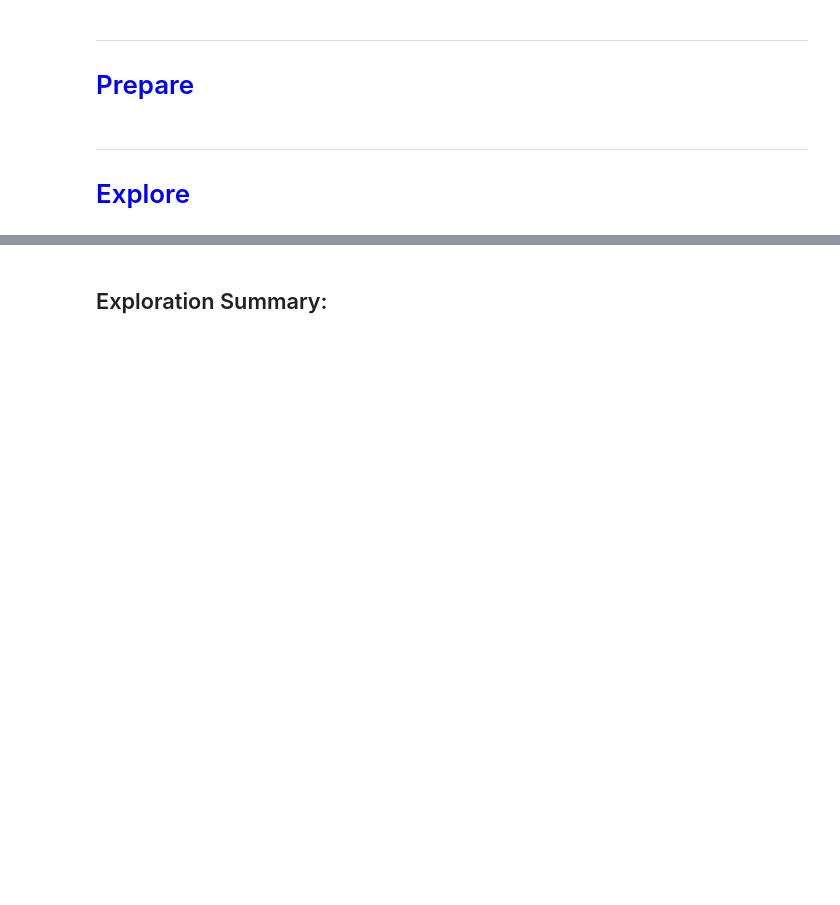
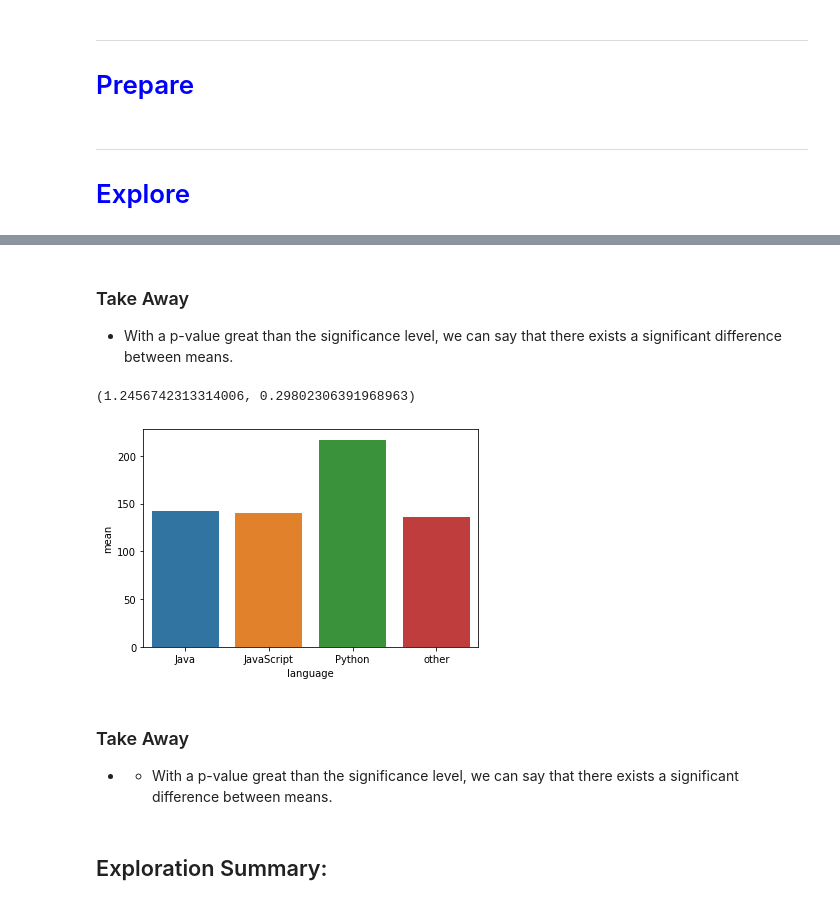
Before and after one commit to Christian-Kristine-Kan-Scott/nlp_project, a Jupyter notebook: report.ipynb, the cells around one changed output, grey strips where cells are left out. Saved outputs shown, nothing was run; the diff lists cells and outputs as text; code cells hidden in the pictures; blank space fills up the shorter version.

```diff
--- a/report.ipynb
+++ b/report.ipynb
@@ -61,3 +122,16 @@ Identifed Five Drivers and Built a Model that Achieved 93% Percent Accuracy
+# %% [markdown]
+### Take Away
+- With a p-value great than the significance level, we can say that there exists a significant difference between means.
+# %%
+viz.get_unique_lemmed_viz(train_viz_stats)
+f, p = stat_testing.get_unique_lemmed_anova(train_viz_stats)
+f, p
+# %% [output]
+(1.2456742313314006, 0.29802306391968963)
+[figure, added]
+# %% [markdown]
+### Take Away
+- - With a p-value great than the significance level, we can say that there exists a significant difference between means.
 # %% [markdown]
 ## Exploration Summary:
 # %% [markdown]
```
Also changed, not shown: parts of 15 cells of this notebook, 2 other files.
